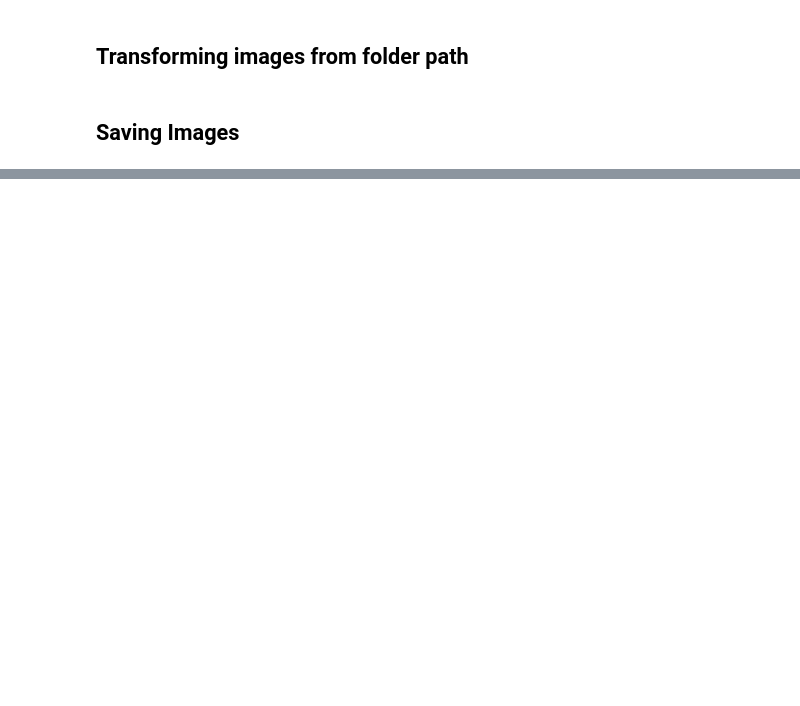
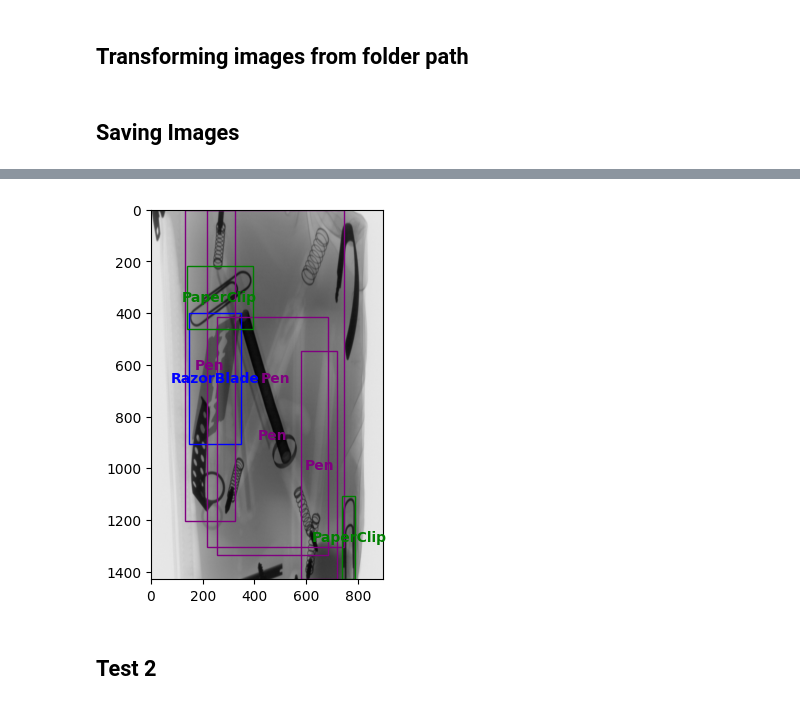
Before and after one commit to nguyen-nhat-mai/object_detection, a Jupyter notebook: Image_Augmentation_cropping.ipynb, the cells around one changed output, grey strips where cells are left out. Cells and saved outputs as stored; diff of their text form; code cells hidden in the pictures; blank space fills up the shorter version.

```diff
--- a/Image_Augmentation_cropping.ipynb
+++ b/Image_Augmentation_cropping.ipynb
@@ -195,0 +232,6 @@ generate_cropped_image(image_folder_path, annotation_folder_path, save_img_pth,
+# %%
+a = yolo_transform2(img, yolo_coords)
+# %%
+image= a['image']
+box = a['bboxes']
+label = a['category_ids']
@@ -195,0 +242,6 @@ generate_cropped_image(image_folder_path, annotation_folder_path, save_img_pth,
+# %%
+plot_img_box_transformed(image, box, label)
+# %% [output]
+[figure, added]
+# %% [markdown]
+## Test 2
```
Also changed, not shown: parts of 57 cells of this notebook.
